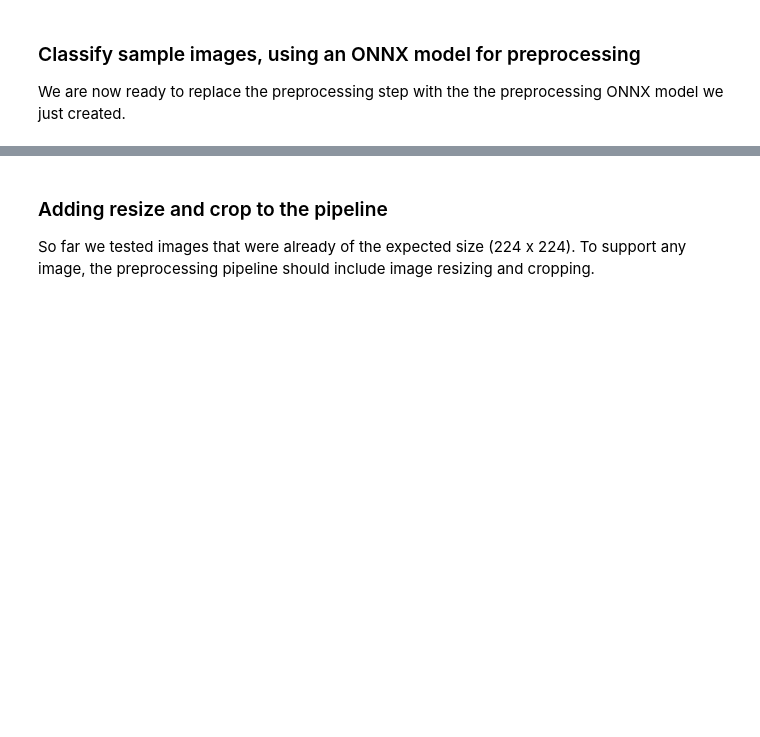
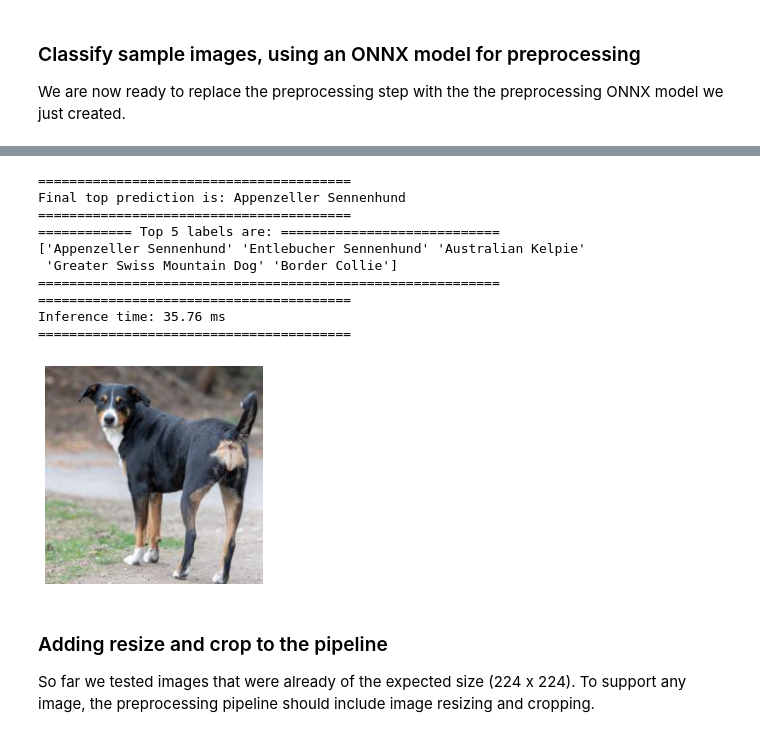
Before and after one commit to onnx/working-groups, a Jupyter notebook: preprocessing/notebooks/preprocessing-rn50/resnet50_modelzoo_onnxruntime_inference_onnx_preprocessing_poc.ipynb, the cells around one changed output, grey strips where cells are left out. Cells and saved outputs as stored; diff of their text form; code cells hidden in the pictures; blank space fills up the shorter version.

```diff
--- a/preprocessing/notebooks/preprocessing-rn50/resnet50_modelzoo_onnxruntime_inference_onnx_preprocessing_poc.ipynb
+++ b/preprocessing/notebooks/preprocessing-rn50/resnet50_modelzoo_onnxruntime_inference_onnx_preprocessing_poc.ipynb
@@ -162,22 +161,29 @@ res = postprocess(raw_result)
 # %%
-inference_time = np.round((end - start) * 1000, 2)
-idx = np.argmax(res)
+def predict(raw_result):
+    res = postprocess(raw_result)
 
-print('========================================')
-print('Final top prediction is: ' + labels[idx])
-print('========================================')
+    idx = np.argmax(res)
 
-print('========================================')
-print('Inference time: ' + str(inference_time) + " ms")
-print('========================================')
+    print('========================================')
+    print('Final top prediction is: ' + labels[idx])
+    print('========================================')
 
-sort_idx = np.flip(np.squeeze(np.argsort(res)))
-print('============ Top 5 labels are: ============================')
-print(labels[sort_idx[:5]])
-print('===========================================================')
+    sort_idx = np.flip(np.squeeze(np.argsort(res)))
+    print('============ Top 5 labels are: ============================')
+    print(labels[sort_idx[:5]])
+    print('===========================================================')
 
-plt.axis('off')
-display_image = plt.imshow(image)
+    plt.axis('off')
+    display_image = plt.imshow(image)
+
+def display_time(start, end):
+    inference_time = np.round((end - start) * 1000, 2)
+    print('========================================')
+    print('Inference time: ' + str(inference_time) + " ms")
+    print('========================================')
+
+predict(raw_result)
+display_time(start, end)
 # %% [output]
 ========================================
 Final top prediction is: Appenzeller Sennenhund
@@ -323,3 +288,23 @@ Preprocessed shape: (1, 3, 224, 224)
+# %%
+start = time.time()
+preprocessed = preprocessing_session.run([], {'x': np.array(image)})[0]
+raw_result = session.run([], {'data': preprocessed})
+end = time.time()
+
+predict(raw_result)
+display_time(start, end)
+# %% [output]
+========================================
+Final top prediction is: Appenzeller Sennenhund
+========================================
+============ Top 5 labels are: ============================
+['Appenzeller Sennenhund' 'Entlebucher Sennenhund' 'Australian Kelpie'
+ 'Greater Swiss Mountain Dog' 'Border Collie']
+===========================================================
+========================================
+Inference time: 35.76 ms
+========================================
+[figure, added]
 # %% [markdown]
 ### Adding resize and crop to the pipeline
 
```
Also changed, not shown: parts of 20 cells of this notebook.
